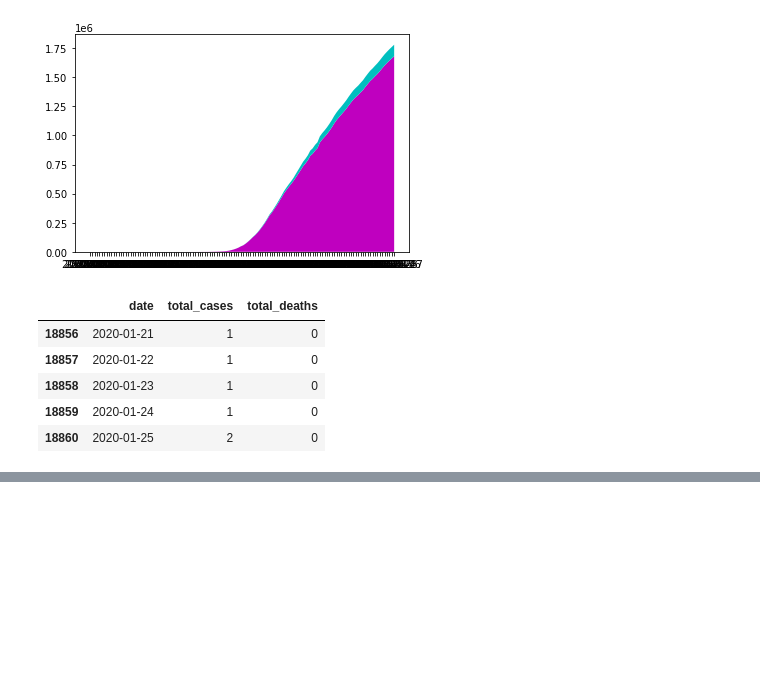
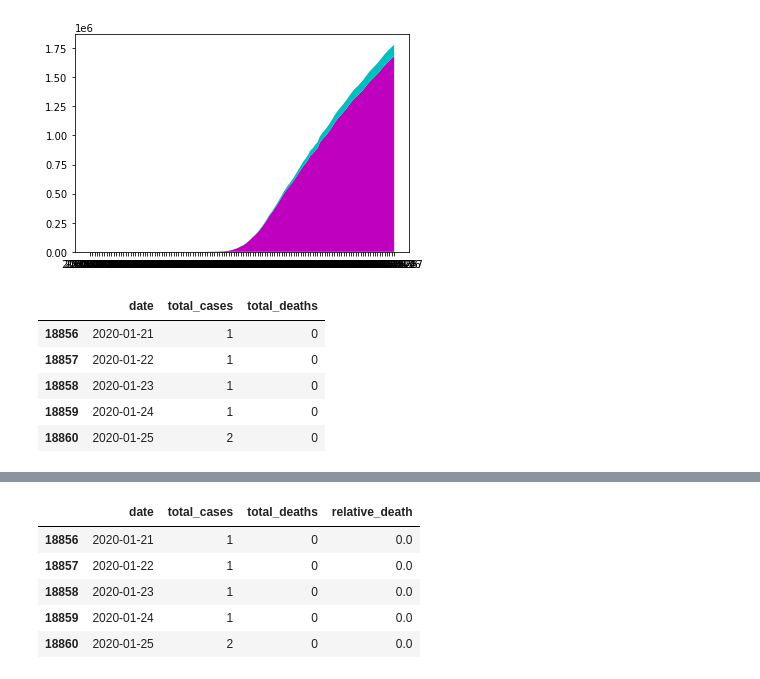
Before and after one commit to elizabethgallmeister/PIC10C-finalproject, a Jupyter notebook: final project-actual.ipynb, the cells around one changed output, grey strips where cells are left out. Saved outputs shown, nothing was run; the diff lists cells and outputs as text; code cells hidden in the pictures; blank space fills up the shorter version.

```diff
--- a/final project-actual.ipynb
+++ b/final project-actual.ipynb
@@ -267,0 +264,10 @@ for i, t in enumerate(ax.get_xticklabels()):
+# %%
+temp2 = temp.assign(relative_death=temp['total_deaths']/temp['total_cases'])
+temp2.head()
+# %% [output]
+|  | date | total_cases | total_deaths | relative_death |
+| 18856 | 2020-01-21 | 1 | 0 | 0.0 |
+| 18857 | 2020-01-22 | 1 | 0 | 0.0 |
+| 18858 | 2020-01-23 | 1 | 0 | 0.0 |
+| 18859 | 2020-01-24 | 1 | 0 | 0.0 |
+| 18860 | 2020-01-25 | 2 | 0 | 0.0 |
```
Also changed, not shown: parts of 13 cells of this notebook.
